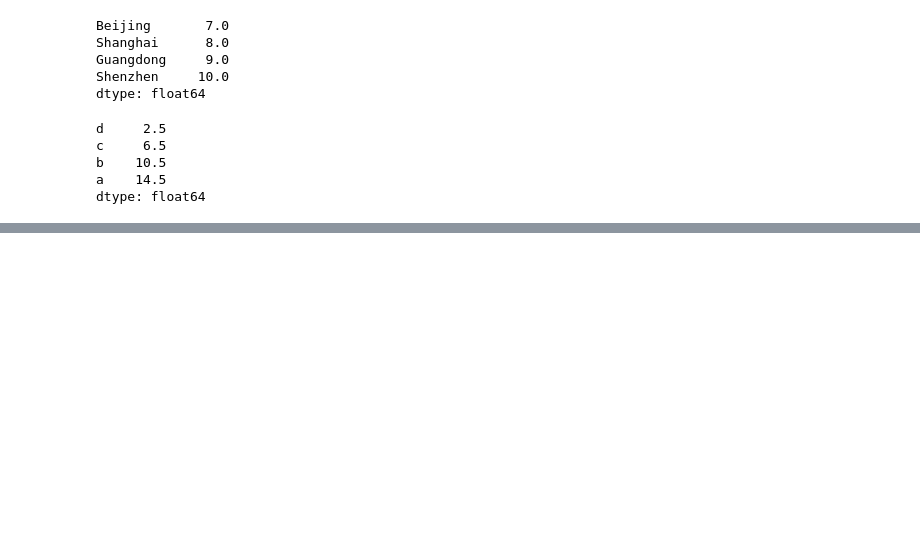
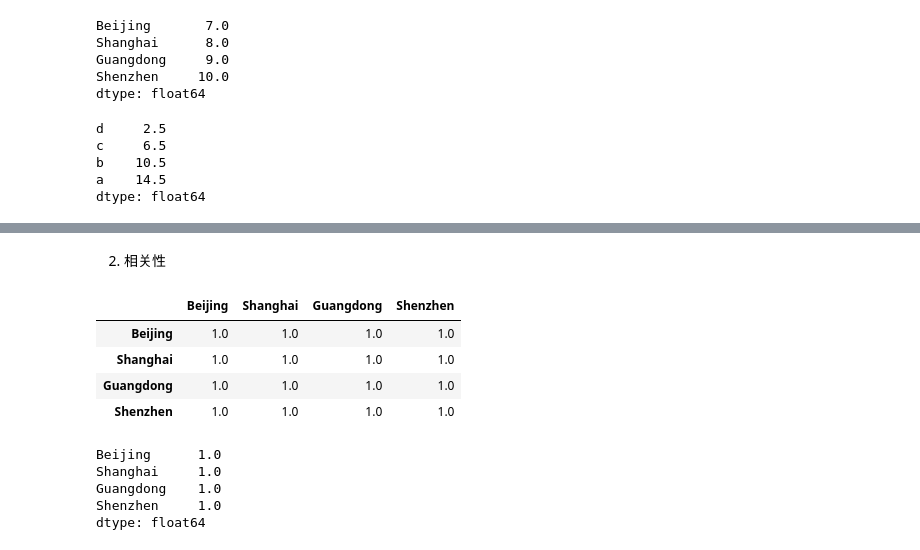
Before and after one commit to ZZZPHOENIX/Data-Mining-Analysis, a Jupyter notebook: 利用Python进行数据分析/my-notebook/Unit5_Pandas.ipynb, the cells around one changed output, grey strips where cells are left out. Saved outputs shown, nothing was run; the diff lists cells and outputs as text; code cells hidden in the pictures; blank space fills up the shorter version.

```diff
--- a/利用Python进行数据分析/my-notebook/Unit5_Pandas.ipynb
+++ b/利用Python进行数据分析/my-notebook/Unit5_Pandas.ipynb
@@ -407,0 +486,20 @@ dtype: float64
+# %% [markdown]
+2. 相关性
+# %%
+# 计算两两之间的相关性
+df.corr()
+# %% [output]
+|  | Beijing | Shanghai | Guangdong | Shenzhen |
+| Beijing | 1.0 | 1.0 | 1.0 | 1.0 |
+| Shanghai | 1.0 | 1.0 | 1.0 | 1.0 |
+| Guangdong | 1.0 | 1.0 | 1.0 | 1.0 |
+| Shenzhen | 1.0 | 1.0 | 1.0 | 1.0 |
+# %%
+# 计算与一行/列的相关性
+df.corrwith(df['Beijing'])
+# %% [output]
+Beijing      1.0
+Shanghai     1.0
+Guangdong    1.0
+Shenzhen     1.0
+dtype: float64
```
Also changed, not shown: parts of 16 cells of this notebook.
